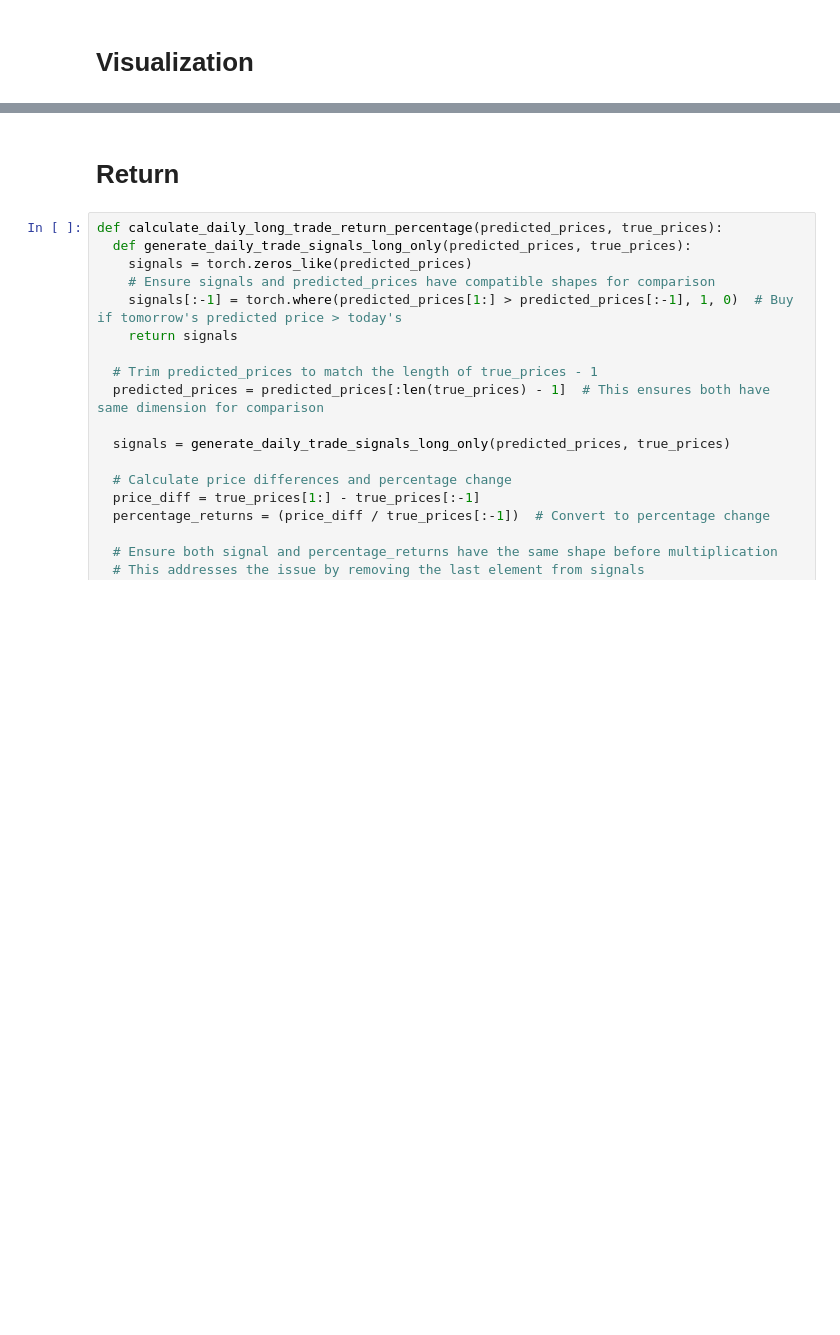
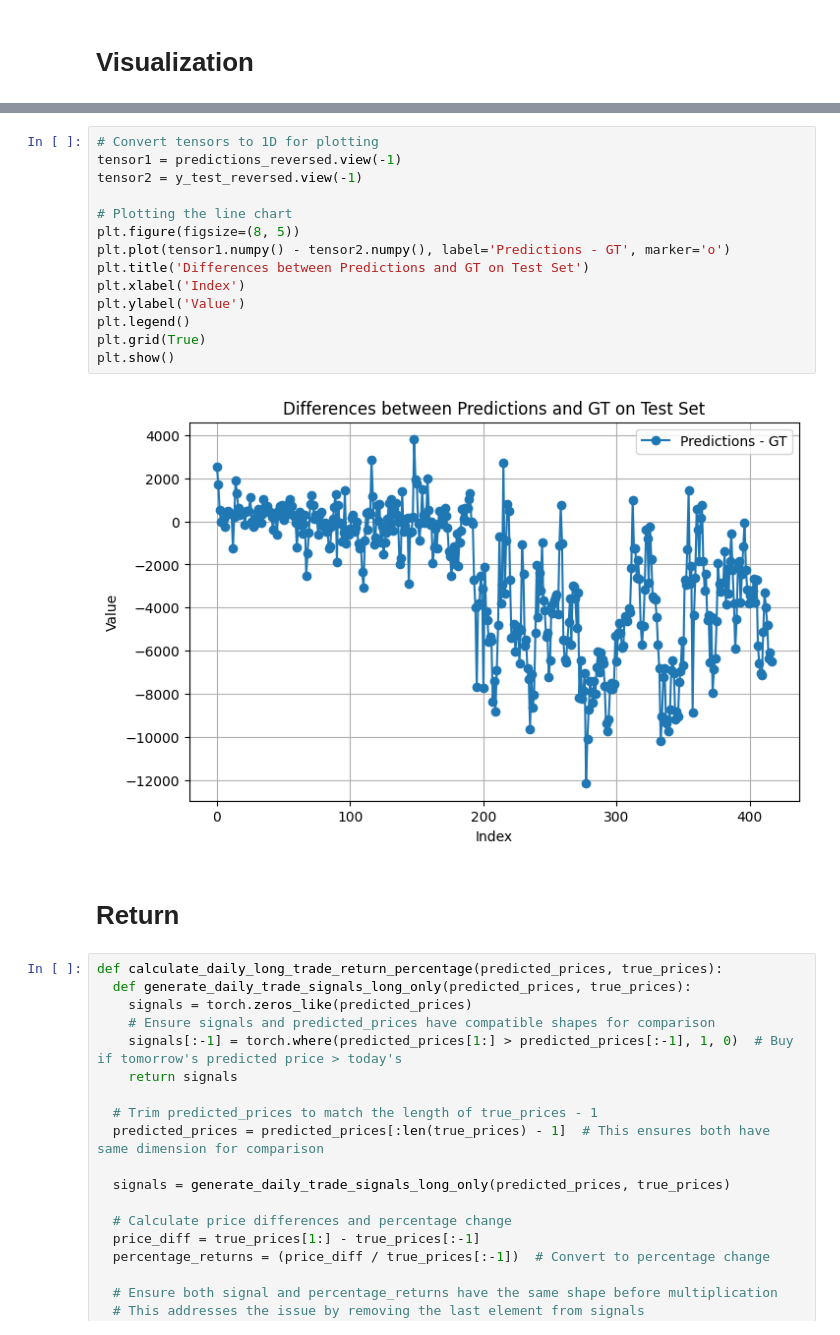
Before and after one commit to heqing-chriscao/BTCPricePredictor, a Jupyter notebook: LSTM_Transfered_Learning_Encoder_Decoder_RMSE_Close_Price+Indicators.ipynb, the cells around one changed output, grey strips where cells are left out. Saved outputs shown, nothing was run; the diff lists cells and outputs as text; blank space fills up the shorter version.

```diff
--- a/LSTM_Transfered_Learning_Encoder_Decoder_RMSE_Close_Price+Indicators.ipynb
+++ b/LSTM_Transfered_Learning_Encoder_Decoder_RMSE_Close_Price+Indicators.ipynb
@@ -337,3 +376,19 @@ plt.show()
+# %%
+# Convert tensors to 1D for plotting
+tensor1 = predictions_reversed.view(-1)
+tensor2 = y_test_reversed.view(-1)
+
+# Plotting the line chart
+plt.figure(figsize=(8, 5))
+plt.plot(tensor1.numpy() - tensor2.numpy(), label='Predictions - GT', marker='o')
+plt.title('Differences between Predictions and GT on Test Set')
+plt.xlabel('Index')
+plt.ylabel('Value')
+plt.legend()
+plt.grid(True)
+plt.show()
+# %% [output]
+[figure, added]
 # %% [markdown]
 # Return
 # %%
```
Also changed, not shown: parts of 12 cells of this notebook.
